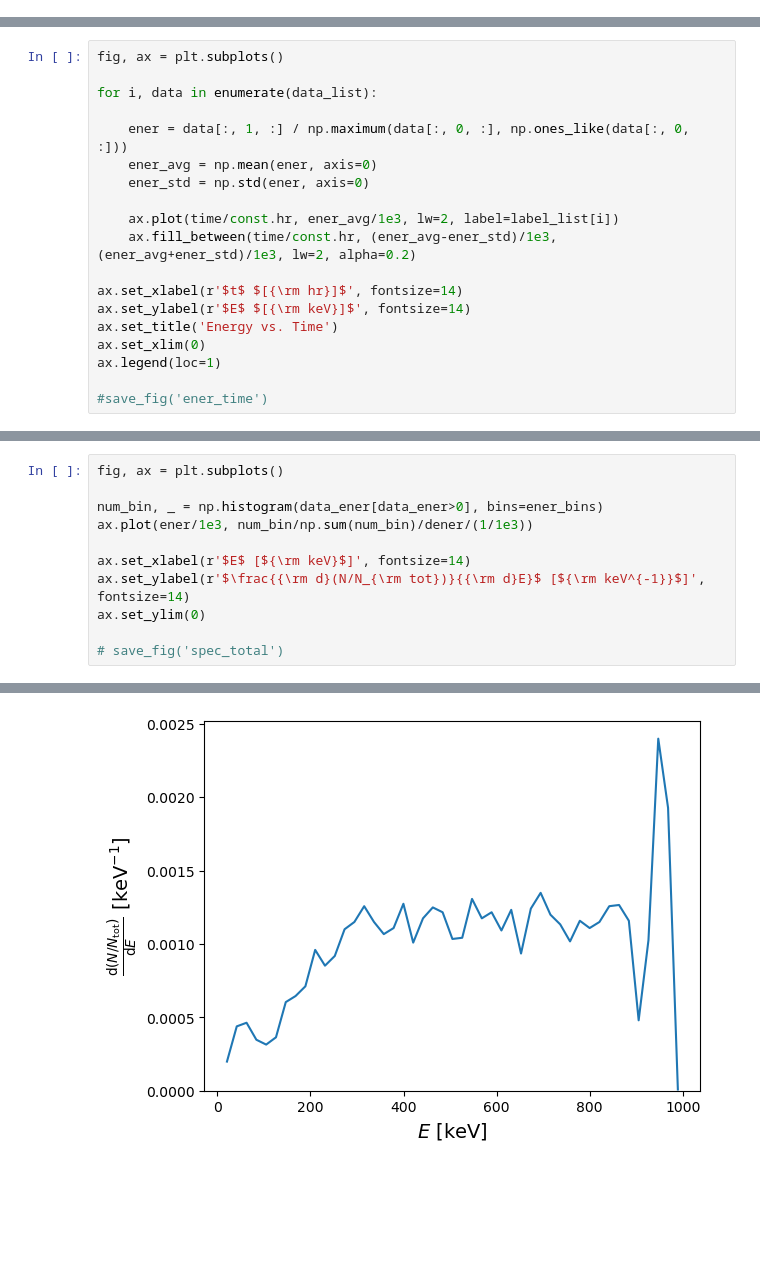
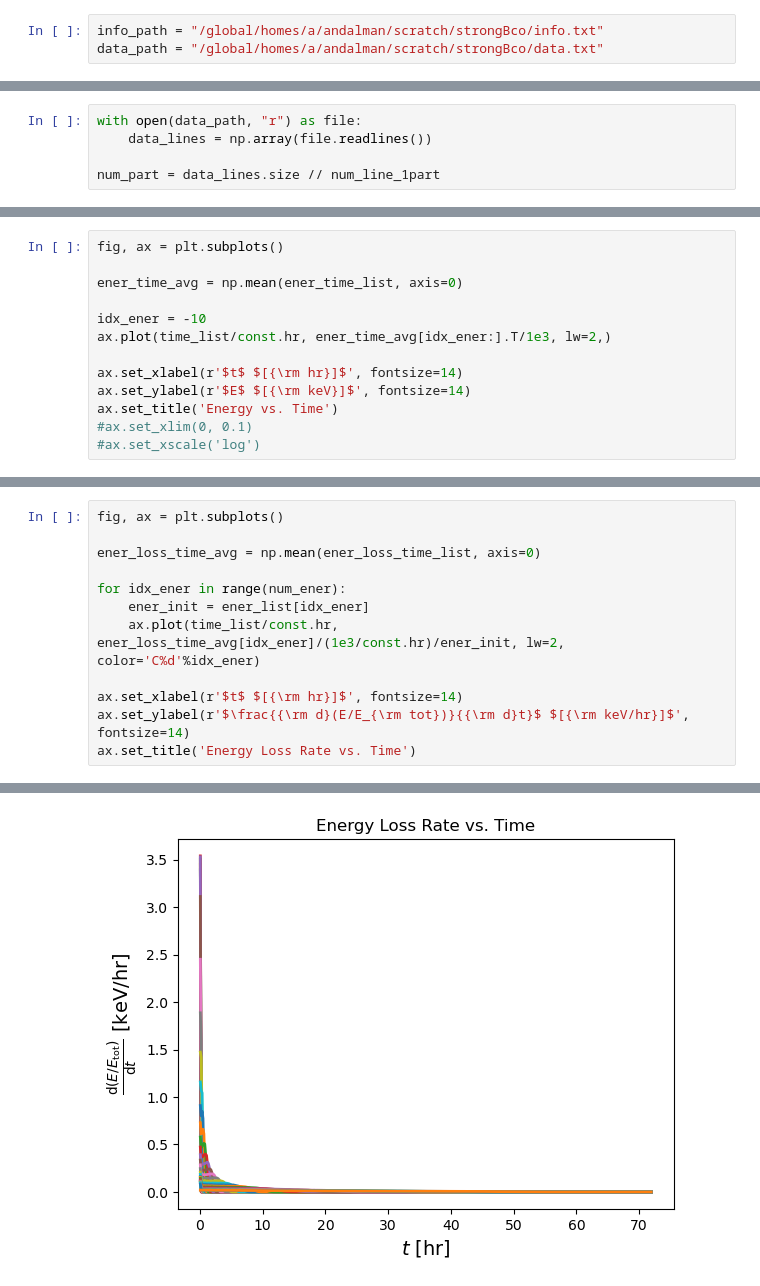
Before and after one commit to zandalman/thunderstorm, a Jupyter notebook: utils/pp.ipynb, the cells around one changed output, grey strips where cells are left out. Cells and saved outputs as stored; diff of their text form; blank space fills up the shorter version.

```diff
--- a/utils/pp.ipynb
+++ b/utils/pp.ipynb
@@ -33,0 +8,3 @@ AttributeError: Can't pickle local object 'get_func_alldata.<locals>.func_alldat
+# %%
+info_path = "/global/homes/a/andalman/scratch/strongBco/info.txt"
+data_path = "/global/homes/a/andalman/scratch/strongBco/data.txt"
@@ -33,0 +33,5 @@ AttributeError: Can't pickle local object 'get_func_alldata.<locals>.func_alldat
+# %%
+with open(data_path, "r") as file:
+    data_lines = np.array(file.readlines())
+
+num_part = data_lines.size // num_line_1part
@@ -71,20 +140,14 @@ for sim_name in sim_list:
 # %%
 fig, ax = plt.subplots()
 
-for i, data in enumerate(data_list):
+ener_time_avg = np.mean(ener_time_list, axis=0)
 
-    ener = data[:, 1, :] / np.maximum(data[:, 0, :], np.ones_like(data[:, 0, :]))
-    ener_avg = np.mean(ener, axis=0)
-    ener_std = np.std(ener, axis=0)
-
-    ax.plot(time/const.hr, ener_avg/1e3, lw=2, label=label_list[i])
-    ax.fill_between(time/const.hr, (ener_avg-ener_std)/1e3, (ener_avg+ener_std)/1e3, lw=2, alpha=0.2)
+idx_ener = -10
+ax.plot(time_list/const.hr, ener_time_avg[idx_ener:].T/1e3, lw=2,)
 
 ax.set_xlabel(r'$t$ $[{\rm hr}]$', fontsize=14)
 ax.set_ylabel(r'$E$ $[{\rm keV}]$', fontsize=14)
 ax.set_title('Energy vs. Time')
-ax.set_xlim(0)
-ax.legend(loc=1)
-
-#save_fig('ener_time')
+#ax.set_xlim(0, 0.1)
+#ax.set_xscale('log')
 # %% [output]
@@ -132,12 +156,13 @@ Saved figure as 'spec_evolution-062820241140.png'
 # %%
 fig, ax = plt.subplots()
 
-num_bin, _ = np.histogram(data_ener[data_ener>0], bins=ener_bins)
-ax.plot(ener/1e3, num_bin/np.sum(num_bin)/dener/(1/1e3))
+ener_loss_time_avg = np.mean(ener_loss_time_list, axis=0)
 
-ax.set_xlabel(r'$E$ [${\rm keV}$]', fontsize=14)
-ax.set_ylabel(r'$\frac{{\rm d}(N/N_{\rm tot})}{{\rm d}E}$ [${\rm keV^{-1}}$]', fontsize=14)
-ax.set_ylim(0)
+for idx_ener in range(num_ener):
+    ener_init = ener_list[idx_ener]
+    ax.plot(time_list/const.hr, ener_loss_time_avg[idx_ener]/(1e3/const.hr)/ener_init, lw=2, color='C%d'%idx_ener)
 
-# save_fig('spec_total')
+ax.set_xlabel(r'$t$ $[{\rm hr}]$', fontsize=14)
+ax.set_ylabel(r'$\frac{{\rm d}(E/E_{\rm tot})}{{\rm d}t}$ $[{\rm keV/hr}]$', fontsize=14)
+ax.set_title('Energy Loss Rate vs. Time')
 # %% [output]
@@ -145 +170 @@ ax.set_ylim(0)
-[figure, old version]
+[figure, new version]
```
Also changed, not shown: parts of 25 cells of this notebook, 13 other files.
